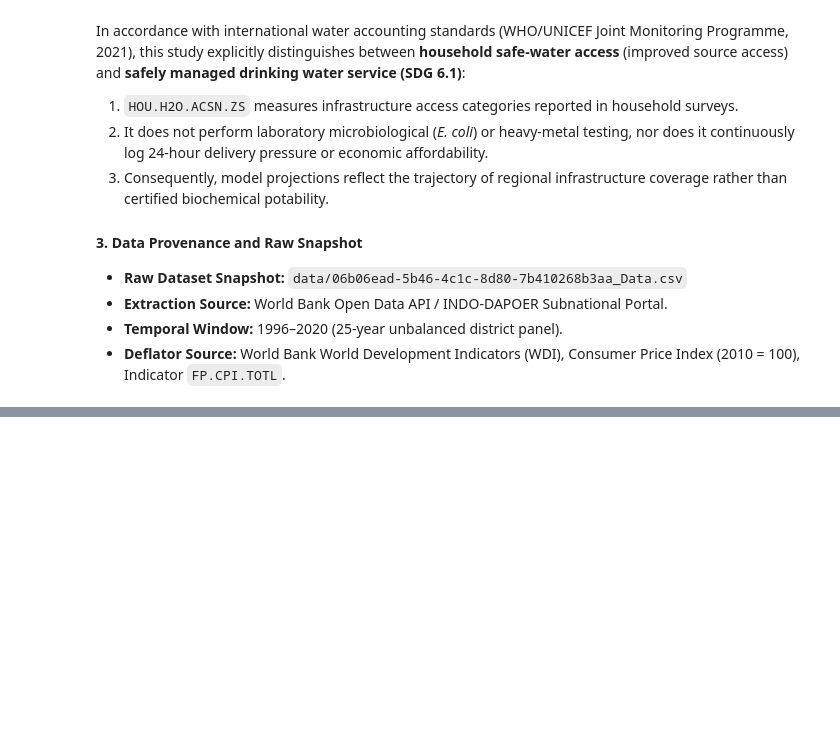
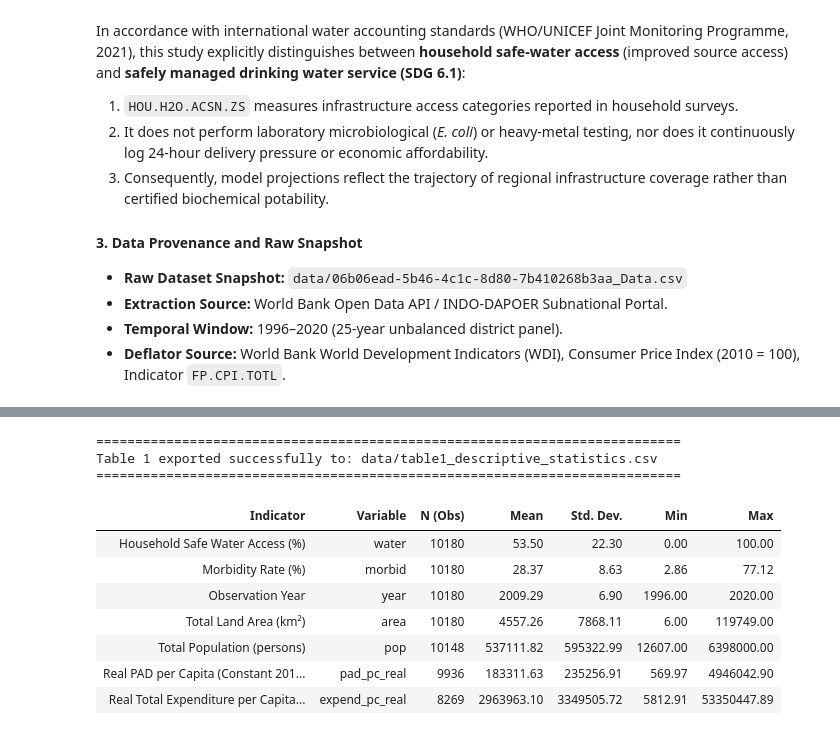
Before and after one commit to Yudhapratama98/Clean-Water-Access, a Jupyter notebook: 1_Data-Preparation.ipynb, the cells around one changed output, grey strips where cells are left out. Cells and saved outputs as stored; diff of their text form; code cells hidden in the pictures; blank space fills up the shorter version.

```diff
--- a/1_Data-Preparation.ipynb
+++ b/1_Data-Preparation.ipynb
@@ -945,0 +949,54 @@ Indicator metadata dictionary successfully saved to: ../data/indicator_metadata.
+# %%
+# -------------------------------------------------------------
+# TABLE 1: Descriptive Statistics of Regional Indicators (1996–2020)
+# Matches Section 3.1 of the Manuscript (N = 10,180 across 477 districts)
+# -------------------------------------------------------------
+import pandas as pd
+
+# Load the analytical panel
+df_panel = pd.read_csv("data/panel_clean.csv")
+
+cols = ["water", "morbid", "year", "area", "pop", "pad_pc_real", "expend_pc_real"]
+var_labels = {
+    "water": "Household Safe Water Access (%)",
+    "morbid": "Morbidity Rate (%)",
+    "year": "Observation Year",
+    "area": "Total Land Area (km²)",
+    "pop": "Total Population (persons)",
+    "pad_pc_real": "Real PAD per Capita (Constant 2010 IDR)",
+    "expend_pc_real": "Real Total Expenditure per Capita (Constant 2010 IDR)"
+}
+
+stats = []
+for col in cols:
+    s = df_panel[col].dropna()
+    stats.append({
+        "Indicator": var_labels[col],
+        "Variable": col,
+        "N (Obs)": int(len(s)),
+        "Mean": round(float(s.mean()), 2),
+        "Std. Dev.": round(float(s.std()), 2),
+        "Min": round(float(s.min()), 2),
+        "Max": round(float(s.max()), 2)
+    })
+
+df_table1 = pd.DataFrame(stats)
+table1_path = "data/table1_descriptive_statistics.csv"
+df_table1.to_csv(table1_path, index=False)
+
+print("=" * 75)
+print(f"Table 1 exported successfully to: {table1_path}")
+print("=" * 75)
+display(df_table1)
+# %% [output]
+===========================================================================
+Table 1 exported successfully to: data/table1_descriptive_statistics.csv
+===========================================================================
+| Indicator | Variable | N (Obs) | Mean | Std. Dev. | Min | Max |
+| Household Safe Water Access (%) | water | 10180 | 53.50 | 22.30 | 0.00 | 100.00 |
+| Morbidity Rate (%) | morbid | 10180 | 28.37 | 8.63 | 2.86 | 77.12 |
+| Observation Year | year | 10180 | 2009.29 | 6.90 | 1996.00 | 2020.00 |
+| Total Land Area (km²) | area | 10180 | 4557.26 | 7868.11 | 6.00 | 119749.00 |
+| Total Population (persons) | pop | 10148 | 537111.82 | 595322.99 | 12607.00 | 6398000.00 |
+| Real PAD per Capita (Constant 201... | pad_pc_real | 9936 | 183311.63 | 235256.91 | 569.97 | 4946042.90 |
+| Real Total Expenditure per Capita... | expend_pc_real | 8269 | 2963963.10 | 3349505.72 | 5812.91 | 53350447.89 |
```
Also changed, not shown: parts of 1 cell of this notebook, 8 other files.
